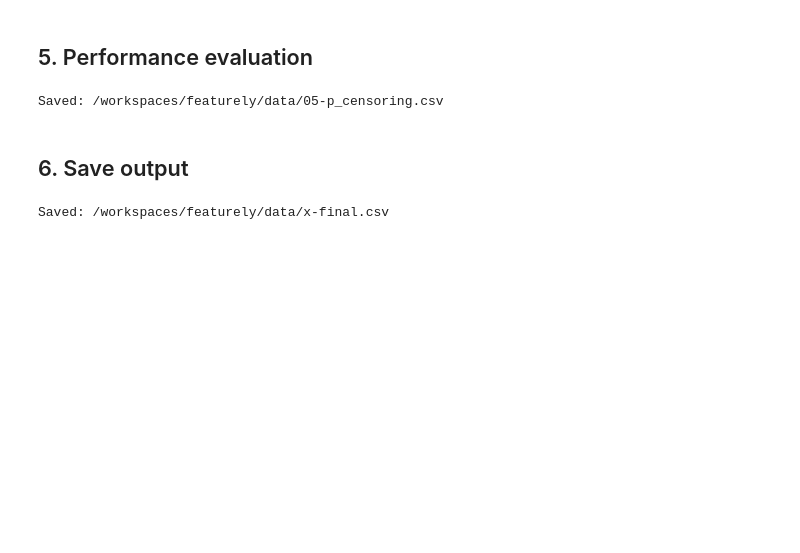
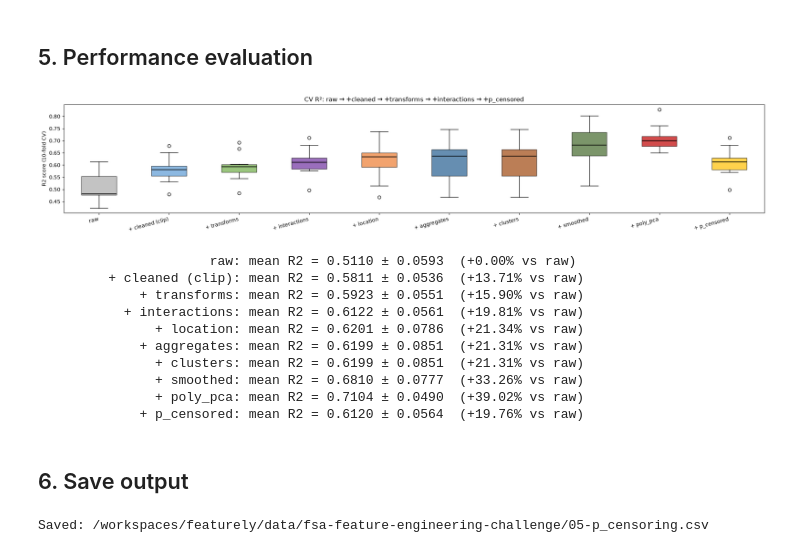
Before and after one commit to gperdrizet/featurely, a Jupyter notebook: example_notebooks/fsa-feature-engineering-challenge/05-p_censoring.ipynb, the cells around one changed output. Saved outputs shown, nothing was run; the diff lists cells and outputs as text; code cells hidden in the pictures; blank space fills up the shorter version.

```diff
--- a/example_notebooks/fsa-feature-engineering-challenge/05-p_censoring.ipynb
+++ b/example_notebooks/fsa-feature-engineering-challenge/05-p_censoring.ipynb
@@ -55,16 +55,37 @@ Added p_censored OOF feature.
 # %% [markdown]
 ## 5. Performance evaluation
 # %%
-out_path = DATA_DIR / '05-p_censoring.csv'
-housing_df.to_csv(out_path, index=False)
-print(f'Saved: {out_path}')
+results_df = fl.add_pipeline_step(
+    None,
+    '+ p_censored',
+    housing_df.drop('MedHouseVal', axis=1),
+    housing_df['MedHouseVal'],
+    color=PIPELINE_COLORS.get('+ p_censored', '#ffc000'),
+    results_path=PIPELINE_RESULTS_PATH,
+ )
+
+fl.plot_pipeline_steps(
+    results_df,
+    title='CV R²: raw → +cleaned → +transforms → +interactions → +p_censored',
+    results_path=PIPELINE_RESULTS_PATH,
+ )
 # %% [output]
+[figure, added]
-Saved: /workspaces/featurely/data/05-p_censoring.csv
+                      raw: mean R2 = 0.5110 ± 0.0593  (+0.00% vs raw)
+         + cleaned (clip): mean R2 = 0.5811 ± 0.0536  (+13.71% vs raw)
+             + transforms: mean R2 = 0.5923 ± 0.0551  (+15.90% vs raw)
+           + interactions: mean R2 = 0.6122 ± 0.0561  (+19.81% vs raw)
+               + location: mean R2 = 0.6201 ± 0.0786  (+21.34% vs raw)
+             + aggregates: mean R2 = 0.6199 ± 0.0851  (+21.31% vs raw)
+               + clusters: mean R2 = 0.6199 ± 0.0851  (+21.31% vs raw)
+               + smoothed: mean R2 = 0.6810 ± 0.0777  (+33.26% vs raw)
+               + poly_pca: mean R2 = 0.7104 ± 0.0490  (+39.02% vs raw)
+             + p_censored: mean R2 = 0.6120 ± 0.0564  (+19.76% vs raw)
 # %% [markdown]
 ## 6. Save output
 # %%
-out_path = DATA_DIR / 'x-final.csv'
+out_path = DATA_DIR / '05-p_censoring.csv'
 housing_df.to_csv(out_path, index=False)
 print(f'Saved: {out_path}')
 # %% [output]
-Saved: /workspaces/featurely/data/x-final.csv
+Saved: /workspaces/featurely/data/fsa-feature-engineering-challenge/05-p_censoring.csv
```
Also changed, not shown: parts of 1 cell of this notebook, 6 other files.
